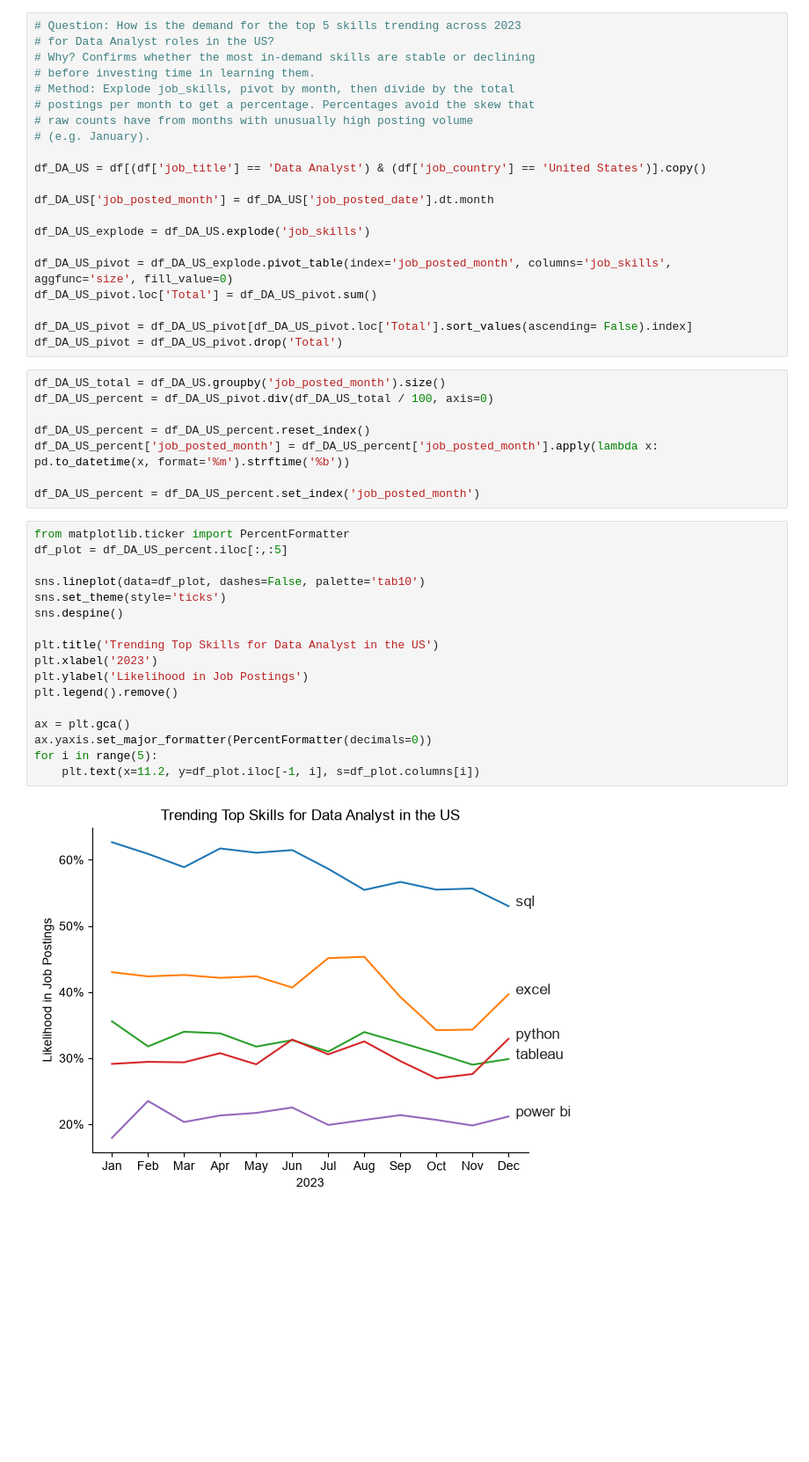
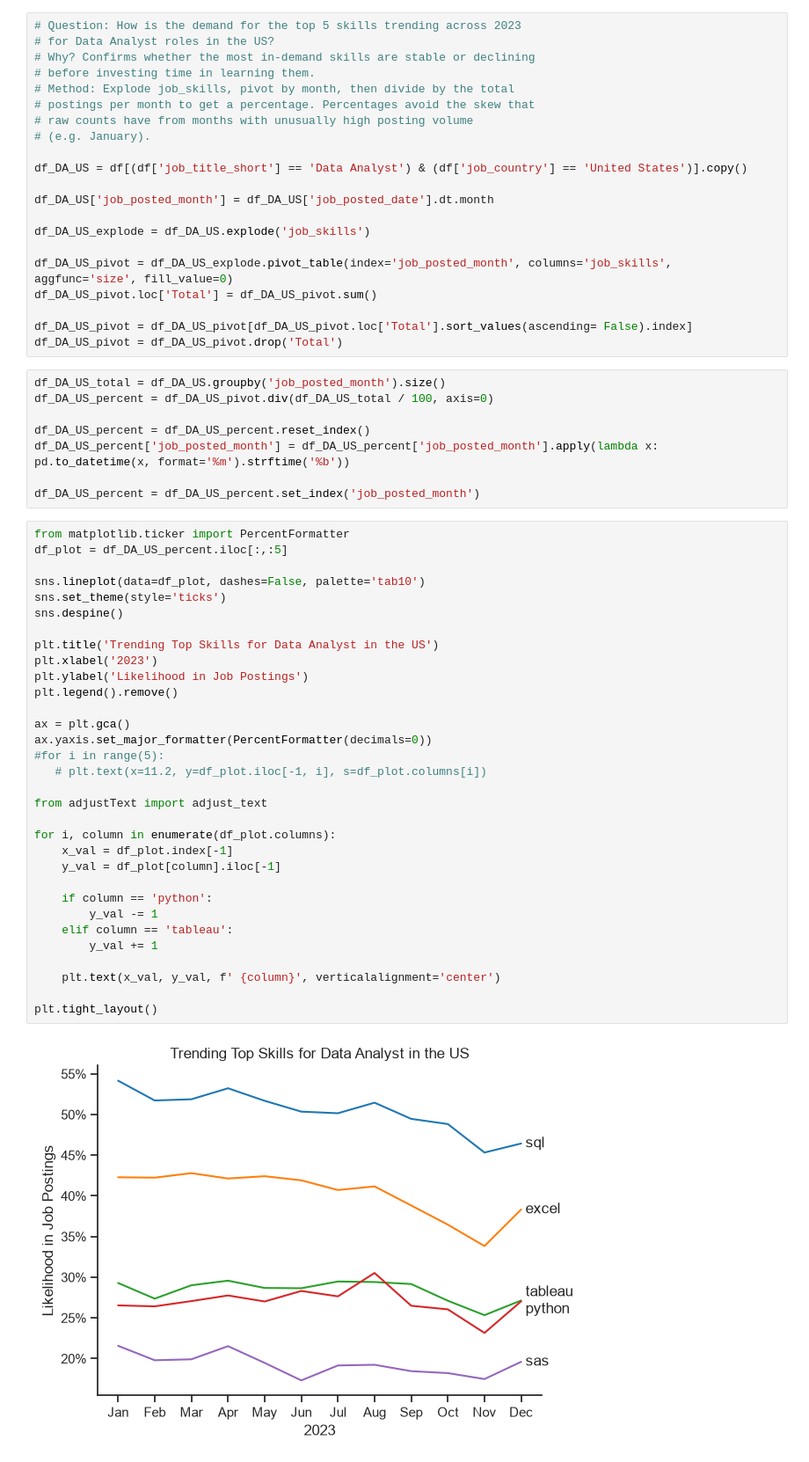
Before and after one commit to kristinamakarin/Data_Job_Market_Analysis, a Jupyter notebook: project_python/3_Skills_Trend.ipynb, the cells around one changed output. Shown at 88% size. Saved outputs shown, nothing was run; the diff lists cells and outputs as text; blank space fills up the shorter version.

```diff
--- a/project_python/3_Skills_Trend.ipynb
+++ b/project_python/3_Skills_Trend.ipynb
@@ -39,7 +37,7 @@ Warning: You are sending unauthenticated requests to the HF Hub. Please set a HF
 # raw counts have from months with unusually high posting volume
 # (e.g. January).
 
-df_DA_US = df[(df['job_title'] == 'Data Analyst') & (df['job_country'] == 'United States')].copy()
+df_DA_US = df[(df['job_title_short'] == 'Data Analyst') & (df['job_country'] == 'United States')].copy()
 
 df_DA_US['job_posted_month'] = df_DA_US['job_posted_date'].dt.month
 
@@ -61,19 +59,34 @@ df_DA_US_percent = df_DA_US_percent.set_index('job_posted_month')
 # %%
 from matplotlib.ticker import PercentFormatter
 df_plot = df_DA_US_percent.iloc[:,:5]
 
 sns.lineplot(data=df_plot, dashes=False, palette='tab10')
 sns.set_theme(style='ticks')
 sns.despine()
 
 plt.title('Trending Top Skills for Data Analyst in the US')
 plt.xlabel('2023')
 plt.ylabel('Likelihood in Job Postings')
 plt.legend().remove()
 
 ax = plt.gca()
 ax.yaxis.set_major_formatter(PercentFormatter(decimals=0))
-for i in range(5):
-    plt.text(x=11.2, y=df_plot.iloc[-1, i], s=df_plot.columns[i])
+#for i in range(5):
+   # plt.text(x=11.2, y=df_plot.iloc[-1, i], s=df_plot.columns[i])
+
+from adjustText import adjust_text
+
+for i, column in enumerate(df_plot.columns):
+    x_val = df_plot.index[-1]
+    y_val = df_plot[column].iloc[-1]
+
+    if column == 'python':
+        y_val -= 1
+    elif column == 'tableau':
+        y_val += 1
+
+    plt.text(x_val, y_val, f' {column}', verticalalignment='center')
+
+plt.tight_layout()
 # %% [output]
-[figure, old version]
+[figure, new version]
```
Also changed, not shown: parts of 1 cell of this notebook, 5 other files.
